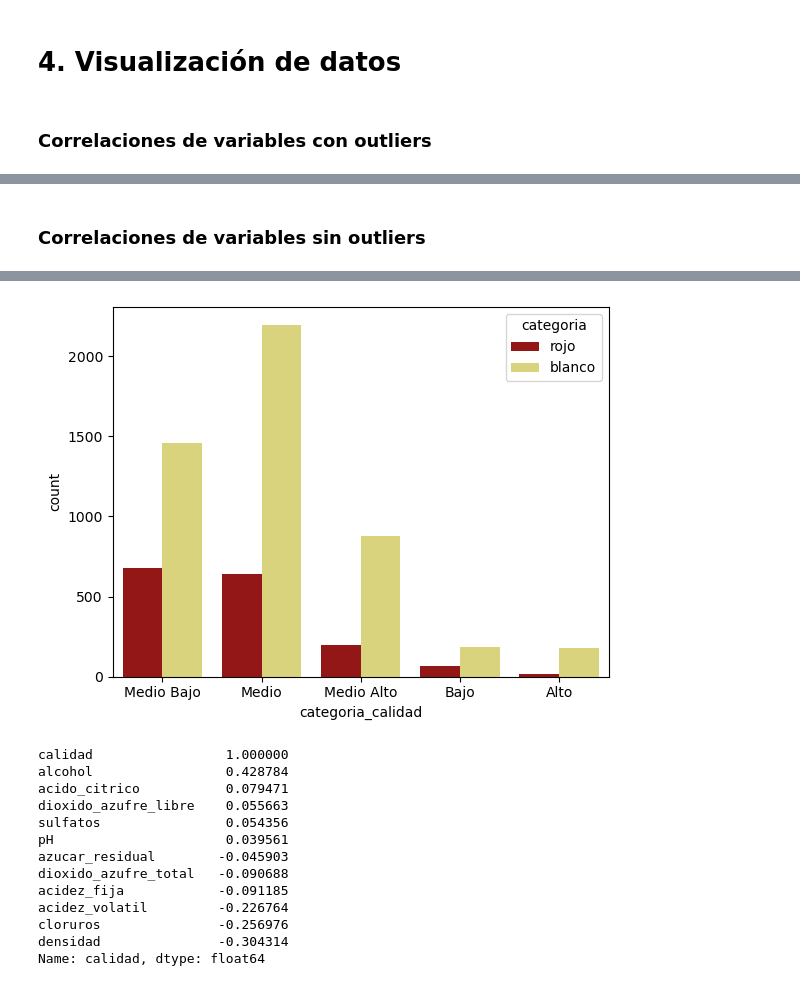
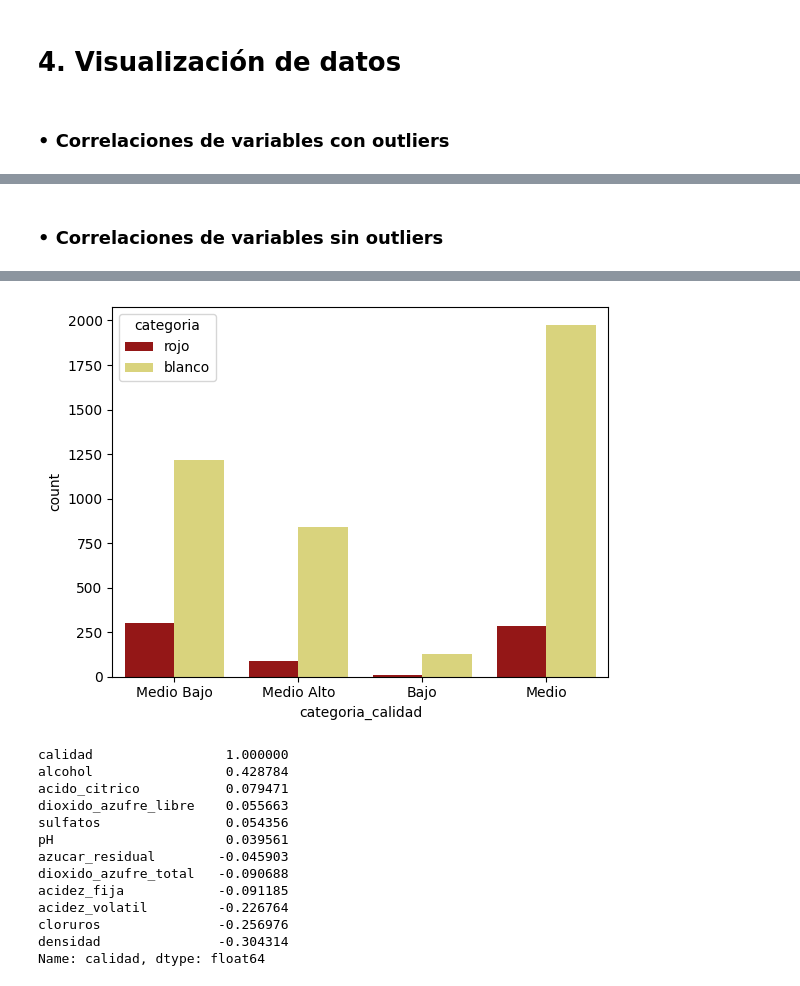
Before and after one commit to MartinO32/procesamiento_de_datos_G11_ISPC, a Jupyter notebook: Proyecto_Final.ipynb, the cells around one changed output, grey strips where cells are left out. Cells and saved outputs as stored; diff of their text form; code cells hidden in the pictures.

```diff
--- a/Proyecto_Final.ipynb
+++ b/Proyecto_Final.ipynb
@@ -536,17 +570,17 @@ resultado
 # %% [markdown]
 # 4. Visualización de datos
 # %% [markdown]
-### Correlaciones de variables con outliers
+### • Correlaciones de variables con outliers
 # %% [markdown]
  <img src="image/grafico_dispersion_outliers.png" alt="Mapa de disperción" style=" border-radius: 10px;">
 # %% [markdown]
-### Correlaciones de variables sin outliers
+### • Correlaciones de variables sin outliers
 # %% [markdown]
  <img src="image/grafico_dispersion_sin_outliers.png" alt="Mapa de disperción" style=" border-radius: 10px;">
 # %%
 # Comparación por calidad entre vino rojo y blanco
-sns.countplot(df_vinos, x='categoria_calidad', hue='categoria',palette=['#a90202', '#e8e06e'])
+sns.countplot(df_vinos_filtered, x='categoria_calidad', hue='categoria',palette=['#a90202', '#e8e06e'])
 plt.show()
 # %% [output]
-[figure, old version]
+[figure, new version]
 # %%
```
Also changed, not shown: parts of 29 cells of this notebook.
